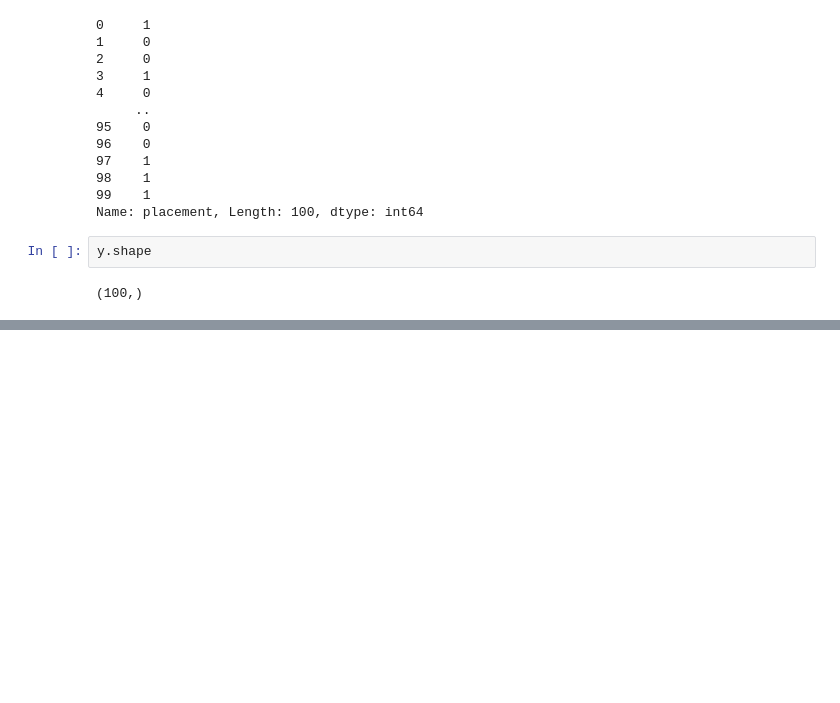
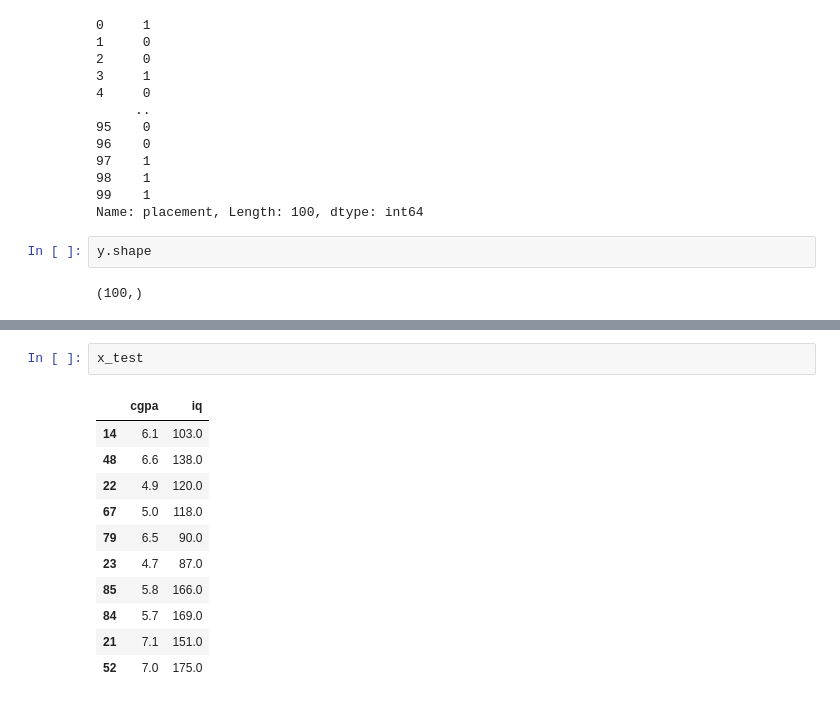
Before and after one commit to sanjogbhalla16/ML-CampusX, a Jupyter notebook: Day13-CampuX.ipynb, the cells around one changed output, grey strips where cells are left out. Saved outputs shown, nothing was run; the diff lists cells and outputs as text; blank space fills up the shorter version.

```diff
--- a/Day13-CampuX.ipynb
+++ b/Day13-CampuX.ipynb
@@ -104,0 +125,14 @@ y.shape
+# %%
+x_test
+# %% [output]
+|  | cgpa | iq |
+| 14 | 6.1 | 103.0 |
+| 48 | 6.6 | 138.0 |
+| 22 | 4.9 | 120.0 |
+| 67 | 5.0 | 118.0 |
+| 79 | 6.5 | 90.0 |
+| 23 | 4.7 | 87.0 |
+| 85 | 5.8 | 166.0 |
+| 84 | 5.7 | 169.0 |
+| 21 | 7.1 | 151.0 |
+| 52 | 7.0 | 175.0 |
```
Also changed, not shown: parts of 2 cells of this notebook.
